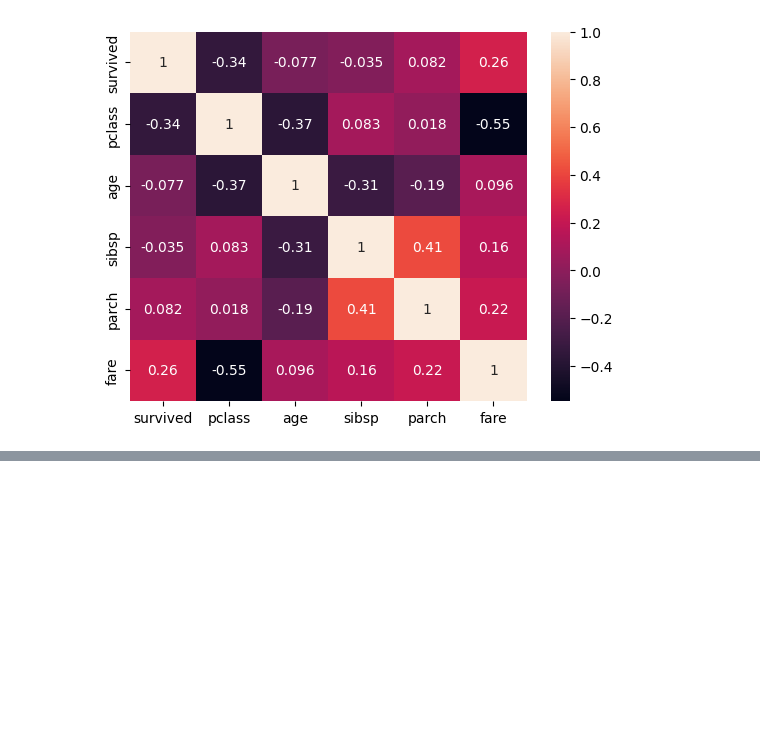
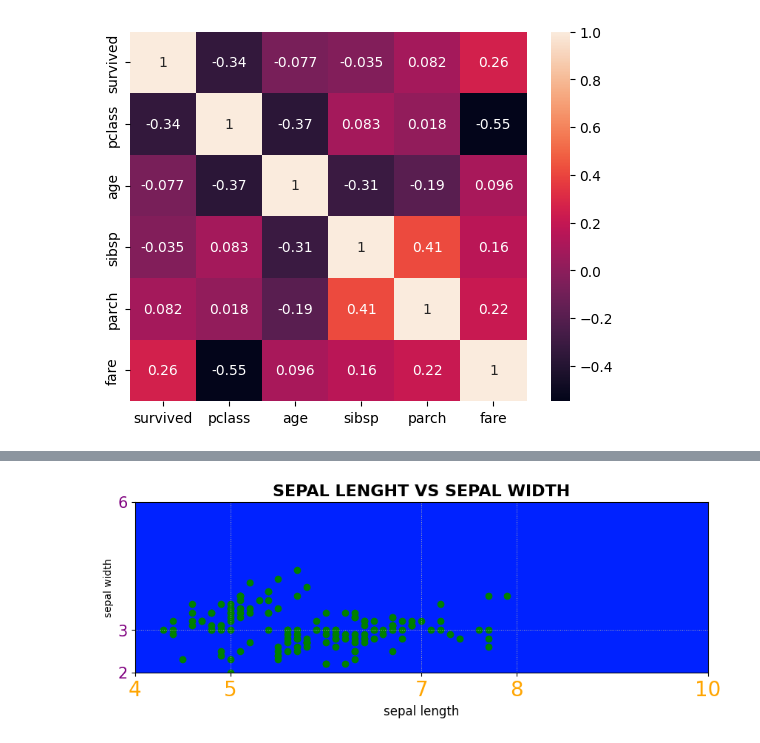
Before and after one commit to LeanGG-10/python, a Jupyter notebook: Medio/sprint2.ipynb, the cells around one changed output, grey strips where cells are left out. Saved outputs shown, nothing was run; the diff lists cells and outputs as text; code cells hidden in the pictures; blank space fills up the shorter version.

```diff
--- a/Medio/sprint2.ipynb
+++ b/Medio/sprint2.ipynb
@@ -29,0 +113,24 @@ plt.show()
+# %%
+#Configurar los valores de los ejes
+plt.figure(figsize=(10,3))
+
+plt.scatter(df['sepal_length'], df['sepal_width'], color='green')
+plt.title('SEPAL LENGHT VS SEPAL WIDTH', fontsize=16, fontweight='bold')
+plt.xlabel('sepal length', fontsize=12)
+plt.ylabel('sepal width', fontsize=10)
+plt.grid(True, linestyle=':', linewidth=0.7)
+plt.gca().set_facecolor('#0022ff')
+
+#Modificamos los valores de los ejes
+plt.xlim(4, 10) #Modificamos el rango de valores que mostraremos en un eje, en este caso el eje x
+plt.ylim(2, 6) #Modificamos el rango de valores que mostraremos en un eje, en este caso el eje y
+#Establecemos los valores que queremos mostrar en los ejes
+plt.gca().set_xticks([4, 5, 7, 8, 10])
+plt.gca().set_yticks([2, 3, 6])
+#personalizamos los ticks
+plt.xticks(fontsize=20, color='orange')
+plt.yticks(fontsize=15, color='purple')
+
+plt.show()
+# %% [output]
+[figure, added]
```
Also changed, not shown: parts of 7 cells of this notebook.
